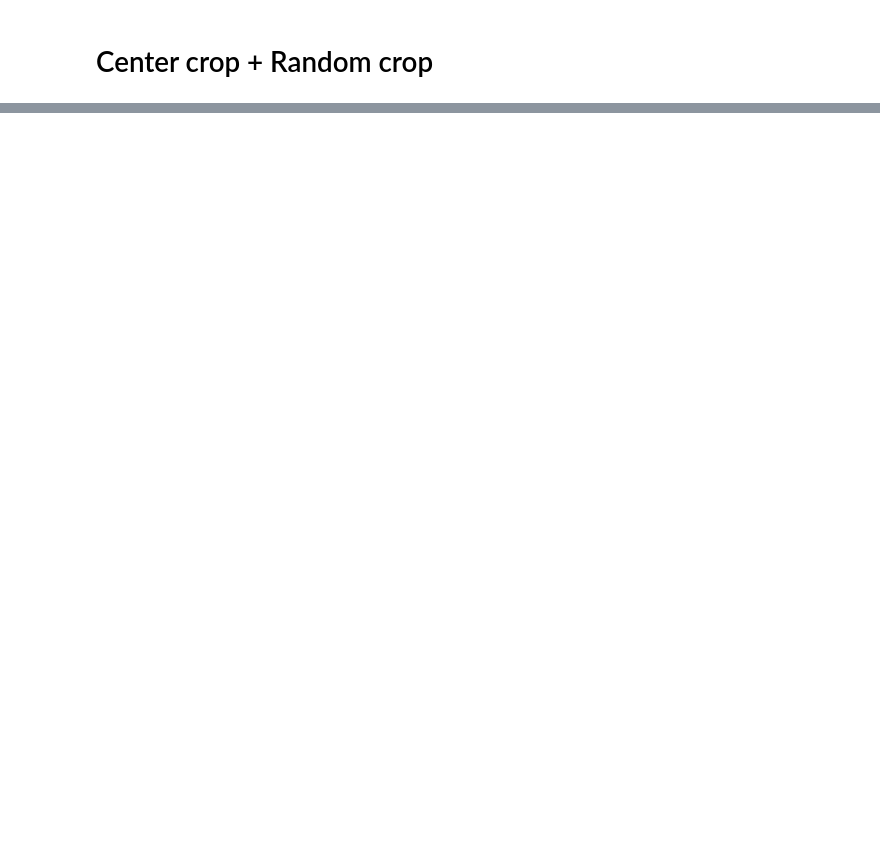
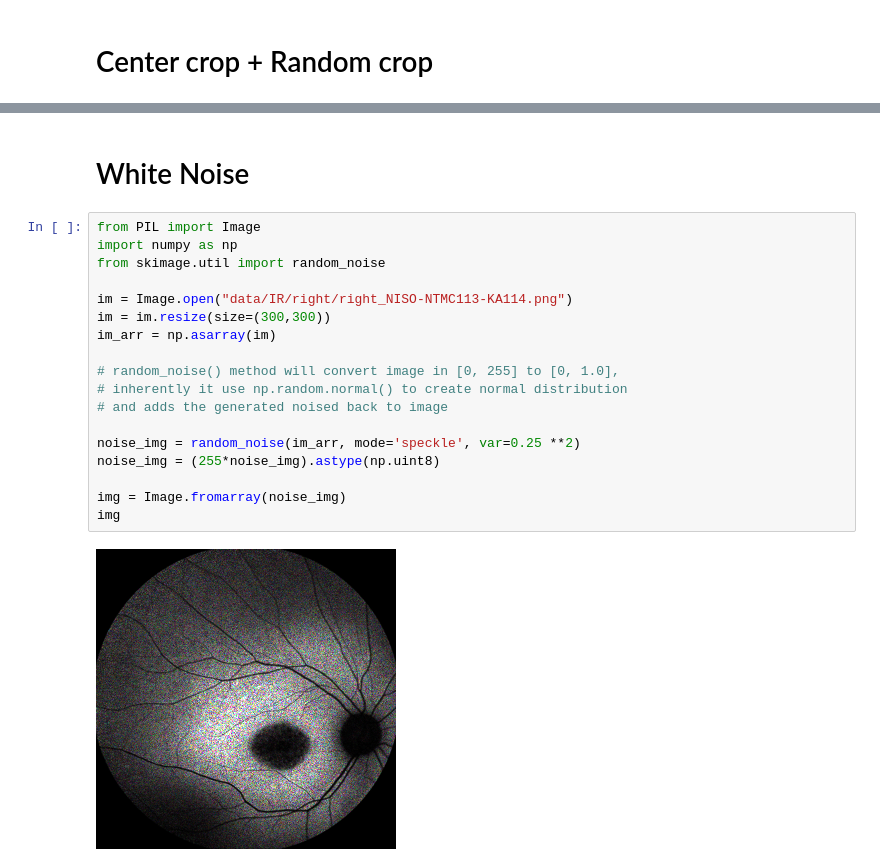
Before and after one commit to migueLib/master_thesis, a Jupyter notebook: notebooks/data_agumentation.ipynb, the cells around one changed output, grey strips where cells are left out. Saved outputs shown, nothing was run; the diff lists cells and outputs as text; blank space fills up the shorter version.

```diff
--- a/notebooks/data_agumentation.ipynb
+++ b/notebooks/data_agumentation.ipynb
@@ -101,0 +159,22 @@ plot_images(dataloader, dataset.classes)
+# %% [markdown]
+# White Noise
+# %%
+from PIL import Image
+import numpy as np
+from skimage.util import random_noise
+
+im = Image.open("data/IR/right/right_NISO-NTMC113-KA114.png")
+im = im.resize(size=(300,300))
+im_arr = np.asarray(im)
+
+# random_noise() method will convert image in [0, 255] to [0, 1.0],
+# inherently it use np.random.normal() to create normal distribution
+# and adds the generated noised back to image
+
+noise_img = random_noise(im_arr, mode='speckle', var=0.25 **2)
+noise_img = (255*noise_img).astype(np.uint8)
+
+img = Image.fromarray(noise_img)
+img
+# %% [output]
+[figure, added]
```
Also changed, not shown: parts of 13 cells of this notebook.
